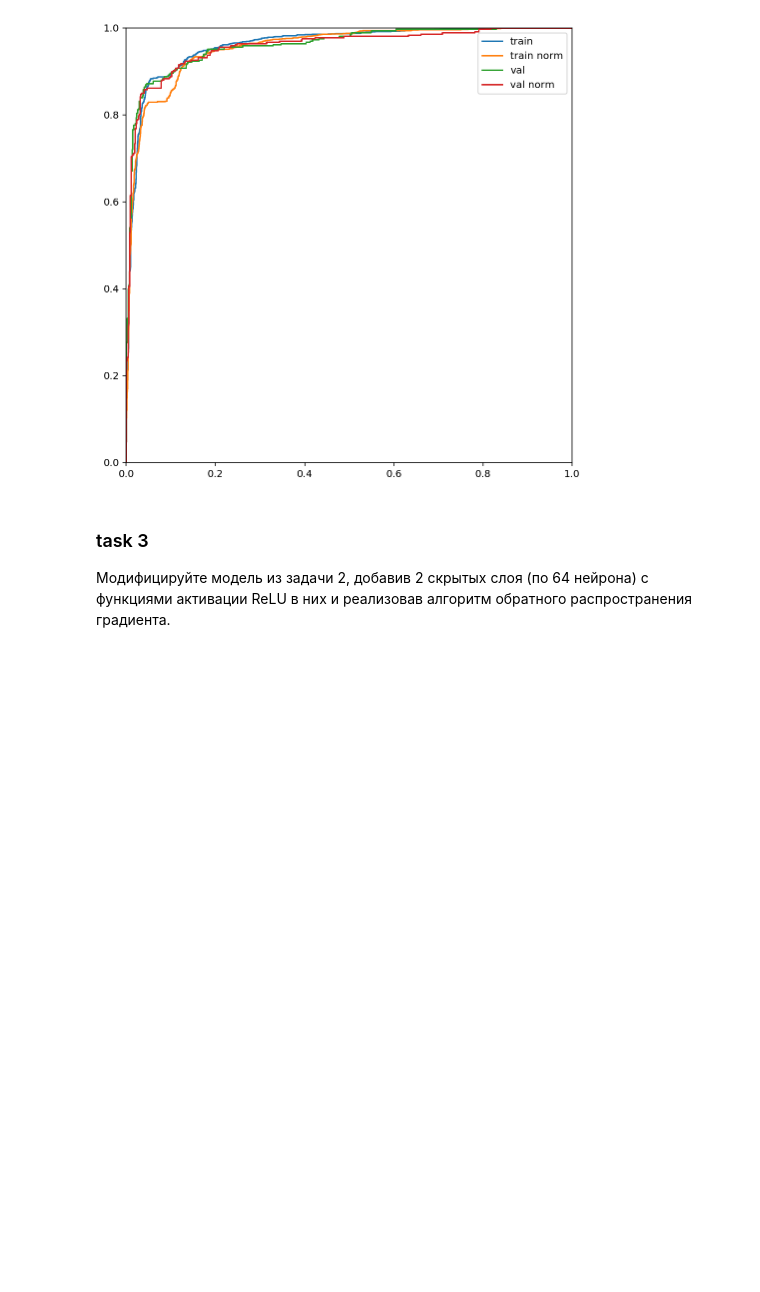
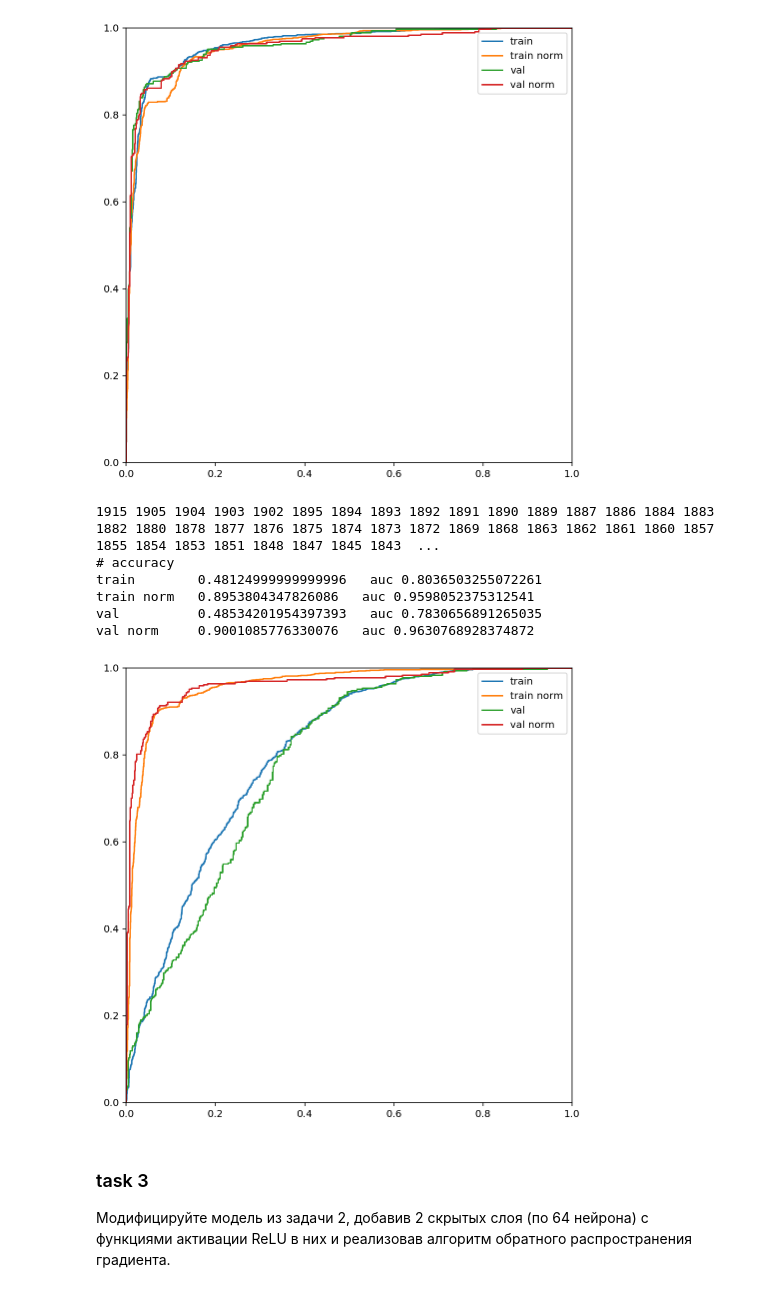
Before and after one commit to xamgore/au-ml, a Jupyter notebook: hw05_neural_networks/solution.ipynb, the cells around one changed output. Cells and saved outputs as stored; diff of their text form; code cells hidden in the pictures; blank space fills up the shorter version.

```diff
--- a/hw05_neural_networks/solution.ipynb
+++ b/hw05_neural_networks/solution.ipynb
@@ -96,6 +95,30 @@ train norm   0.9019021739130435   auc 0.9552538646725963
 val          0.9196525515743756   auc 0.9610228791571663
 val norm     0.9153094462540716   auc 0.9579418586366854
 [figure]
+# %%
+def res(Y, X, name):
+    print(name.ljust(12), 1 - ((Y * X.dot(W)) < 0).sum() / Y.size,
+         '  auc', roc_auc_score(Y > 0, X.dot(W)))
+    fpr, tpr, _ = roc_curve(Y > 0, X.dot(W))
+    plt.plot(fpr, tpr, label=name)
+    plt.xlim([0, 1]); plt.ylim([0, 1]); plt.legend()
+
+W = logistic_train(normalize(X, axis=0), Y, W=None)
+
+
+print('# accuracy')
+res(Y, X, 'train')
+res(Y, normalize(X, axis=0), 'train norm')
+res(Y2, X2, 'val')
+res(Y2, normalize(X2, axis=0), 'val norm')
+# %% [output]
+1915 1905 1904 1903 1902 1895 1894 1893 1892 1891 1890 1889 1887 1886 1884 1883 1882 1880 1878 1877 1876 1875 1874 1873 1872 1869 1868 1863 1862 1861 1860 1857 1855 1854 1853 1851 1848 1847 1845 1843  ...
+# accuracy
+train        0.48124999999999996   auc 0.8036503255072261
+train norm   0.8953804347826086   auc 0.9598052375312541
+val          0.48534201954397393   auc 0.7830656891265035
+val norm     0.9001085776330076   auc 0.9630768928374872
+[figure, added]
 # %% [markdown]
 ### task 3
 
```
Also changed, not shown: parts of 9 cells of this notebook, 10 other files.
